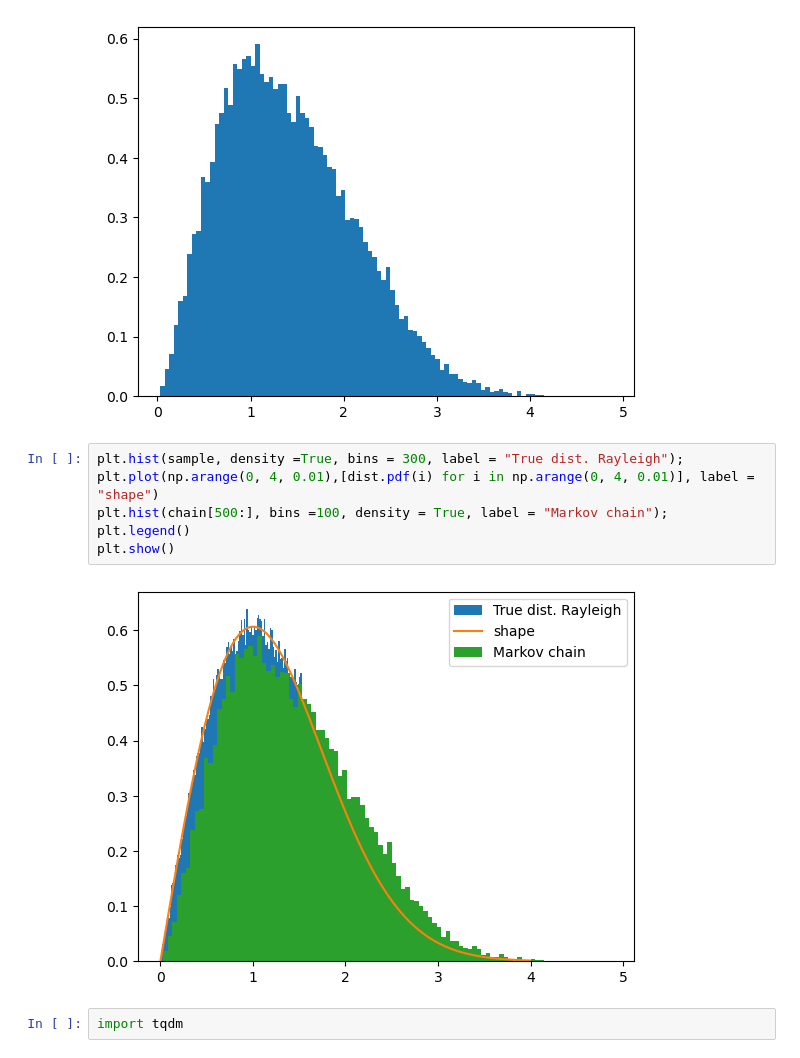
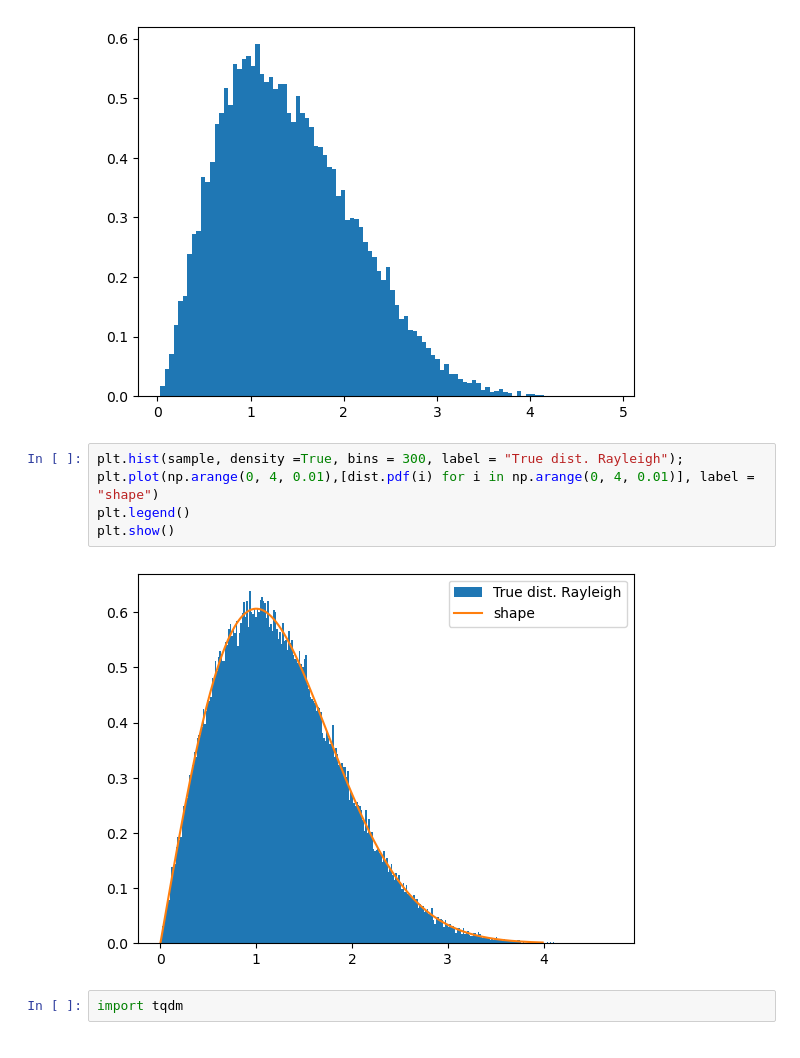
Before and after one commit to y-akbal/Computational_Statistics, a Jupyter notebook: 13/ADA402W13.ipynb, the cells around one changed output. Saved outputs shown, nothing was run; the diff lists cells and outputs as text.

```diff
--- a/13/ADA402W13.ipynb
+++ b/13/ADA402W13.ipynb
@@ -112,11 +112,10 @@ plt.hist(chain[500:], bins =100, density = True);
 # %%
 plt.hist(sample, density =True, bins = 300, label = "True dist. Rayleigh");
 plt.plot(np.arange(0, 4, 0.01),[dist.pdf(i) for i in np.arange(0, 4, 0.01)], label = "shape")
-plt.hist(chain[500:], bins =100, density = True, label = "Markov chain");
 plt.legend()
 plt.show()
 # %% [output]
-[figure, old version]
+[figure, new version]
 # %%
 import tqdm
 # %%
```
Also changed, not shown: parts of 3 cells of this notebook.
